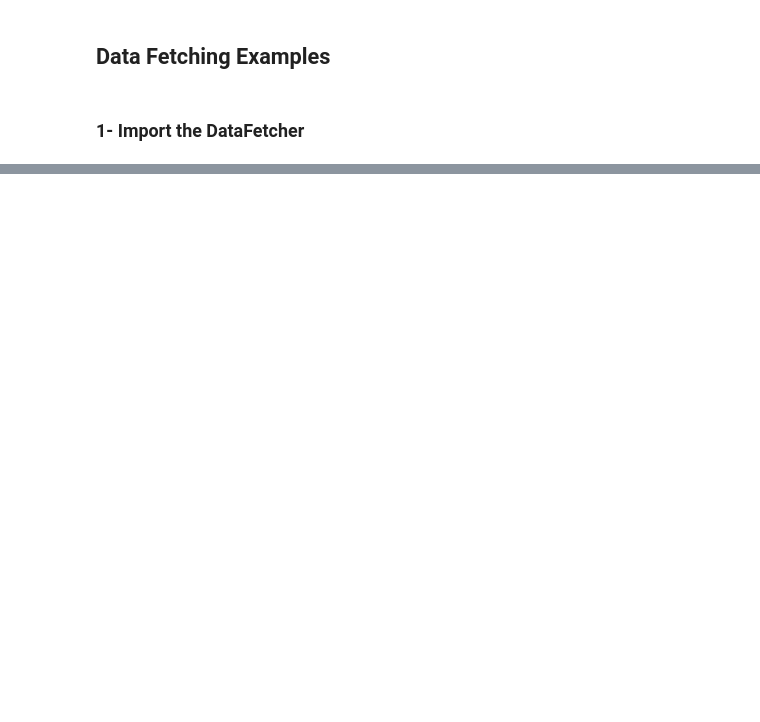
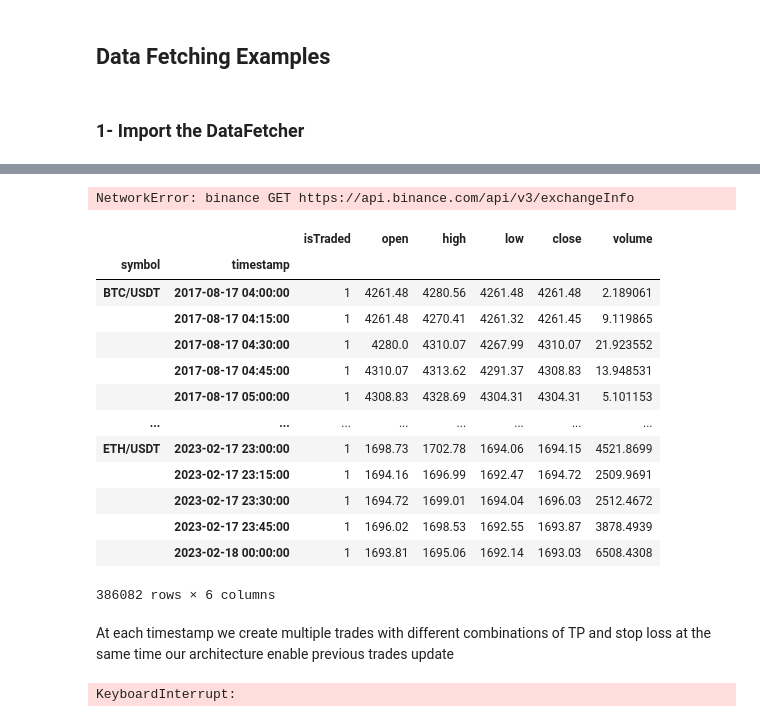
Before and after one commit to kadiexpert/TorchTrade, a Jupyter notebook: examples/fetching_data.ipynb, the cells around one changed output, grey strips where cells are left out. Drawn from its saved outputs; the diff is of its cells as text; code cells hidden in the pictures; blank space fills up the shorter version.

```diff
--- a/examples/fetching_data.ipynb
+++ b/examples/fetching_data.ipynb
@@ -43,0 +13,11 @@ Fetching 1d timeframe data since 2020-01-01 00:00:00 until 2023-01-01 00:00:00
+# %%
+# Setting params
+exchange = "binance"
+symbols = ["BTC/USDT","ETH/USDT"]
+timeFrame = "1d"
+# %%
+# Defining the market
+datafetcher = CcxtFetcher(exchange,symbols,timeFrame)
+df = datafetcher.fetch_data()
+# %% [output]
+NetworkError: binance GET https://api.binance.com/api/v3/exchangeInfo
@@ -43,0 +36,41 @@ Fetching 1d timeframe data since 2020-01-01 00:00:00 until 2023-01-01 00:00:00
+# %%
+df
+# %% [output]
+|  |  | isTraded | open | high | low | close | volume |
+| symbol | timestamp |  |  |  |  |  |  |
+| BTC/USDT | 2017-08-17 04:00:00 | 1 | 4261.48 | 4280.56 | 4261.48 | 4261.48 | 2.189061 |
+|  | 2017-08-17 04:15:00 | 1 | 4261.48 | 4270.41 | 4261.32 | 4261.45 | 9.119865 |
+|  | 2017-08-17 04:30:00 | 1 | 4280.0 | 4310.07 | 4267.99 | 4310.07 | 21.923552 |
+|  | 2017-08-17 04:45:00 | 1 | 4310.07 | 4313.62 | 4291.37 | 4308.83 | 13.948531 |
+|  | 2017-08-17 05:00:00 | 1 | 4308.83 | 4328.69 | 4304.31 | 4304.31 | 5.101153 |
+| ... | ... | ... | ... | ... | ... | ... | ... |
+| ETH/USDT | 2023-02-17 23:00:00 | 1 | 1698.73 | 1702.78 | 1694.06 | 1694.15 | 4521.8699 |
+|  | 2023-02-17 23:15:00 | 1 | 1694.16 | 1696.99 | 1692.47 | 1694.72 | 2509.9691 |
+|  | 2023-02-17 23:30:00 | 1 | 1694.72 | 1699.01 | 1694.04 | 1696.03 | 2512.4672 |
+|  | 2023-02-17 23:45:00 | 1 | 1696.02 | 1698.53 | 1692.55 | 1693.87 | 3878.4939 |
+|  | 2023-02-18 00:00:00 | 1 | 1693.81 | 1695.06 | 1692.14 | 1693.03 | 6508.4308 |
+386082 rows × 6 columns
+# %% [markdown]
+At each timestamp we create multiple trades with different combinations of TP and stop loss
+at the same time our architecture enable previous trades update
+# %%
+clock.reset()
+
+stop_loss_levels = [1,2,3,4,5]
+rr_levels = [1.5 , 2 , 2.5,3]
+
+trades= []
+while clock.timestamp < time_end :
+    data = mkt.data
+    for index, row in data.iterrows():
+        if row['isTraded'] == 1:
+            trade = [[index[0],index[1],sl,rr] + [BoundedTrade(index[0],index[1],row['close'],sl,rr,mkt,clock.timeframe,0.9)] for sl in stop_loss_levels for rr in rr_levels]
+            trades+=trade
+    clock.next()
+
+trd = pd.DataFrame(trades, columns =['symbol', 'timestamp','stopLoss','riskReward','trade'])
+trd.set_index(['symbol', 'timestamp', 'stopLoss', 'riskReward'], inplace=True)
+trd["win/loss"] = trd['trade'].apply(lambda t : t.reward)
+trd.to_csv('data.csv',index=False)
+# %% [output]
+KeyboardInterrupt:
```
Also changed, not shown: parts of 9 cells of this notebook, 4 other files.
